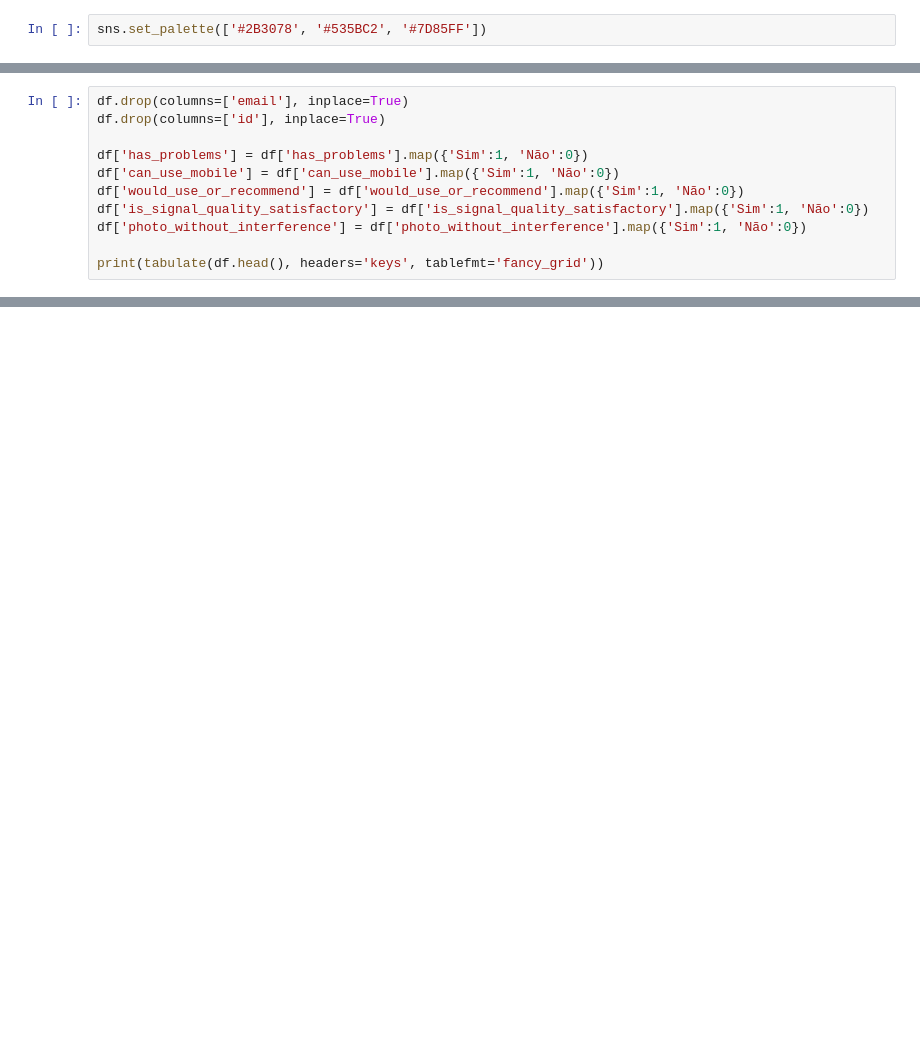
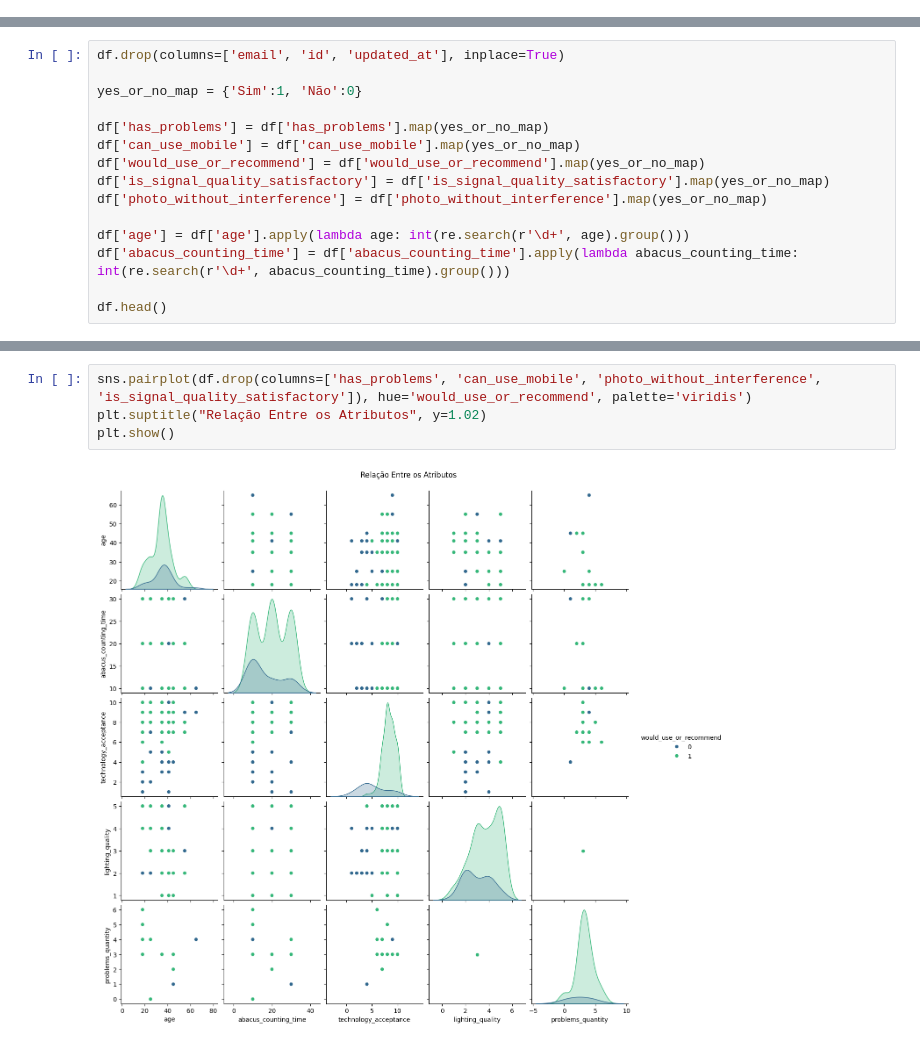
Before and after one commit to IARA-TECH/analise-exploratoria, a Jupyter notebook: main.ipynb, the cells around one changed output, grey strips where cells are left out. Cells and saved outputs as stored; diff of their text form; blank space fills up the shorter version.

```diff
--- a/main.ipynb
+++ b/main.ipynb
@@ -19,3 +86 @@ import matplotlib.pyplot as plt
-# %%
-sns.set_palette(['#2B3078', '#535BC2', '#7D85FF'])
 # %% [markdown]
@@ -92,12 +250,16 @@ dtype: int64
 # %%
-df.drop(columns=['email'], inplace=True)
-df.drop(columns=['id'], inplace=True)
+df.drop(columns=['email', 'id', 'updated_at'], inplace=True)
 
-df['has_problems'] = df['has_problems'].map({'Sim':1, 'Não':0})
-df['can_use_mobile'] = df['can_use_mobile'].map({'Sim':1, 'Não':0})
-df['would_use_or_recommend'] = df['would_use_or_recommend'].map({'Sim':1, 'Não':0})
-df['is_signal_quality_satisfactory'] = df['is_signal_quality_satisfactory'].map({'Sim':1, 'Não':0})
-df['photo_without_interference'] = df['photo_without_interference'].map({'Sim':1, 'Não':0})
+yes_or_no_map = {'Sim':1, 'Não':0}
 
-print(tabulate(df.head(), headers='keys', tablefmt='fancy_grid'))
+df['has_problems'] = df['has_problems'].map(yes_or_no_map)
+df['can_use_mobile'] = df['can_use_mobile'].map(yes_or_no_map)
+df['would_use_or_recommend'] = df['would_use_or_recommend'].map(yes_or_no_map)
+df['is_signal_quality_satisfactory'] = df['is_signal_quality_satisfactory'].map(yes_or_no_map)
+df['photo_without_interference'] = df['photo_without_interference'].map(yes_or_no_map)
+
+df['age'] = df['age'].apply(lambda age: int(re.search(r'\d+', age).group()))
+df['abacus_counting_time'] = df['abacus_counting_time'].apply(lambda abacus_counting_time: int(re.search(r'\d+', abacus_counting_time).group()))
+
+df.head()
 # %% [output]
@@ -116,0 +306,6 @@ print(tabulate(df.head(), headers='keys', tablefmt='fancy_grid'))
+# %%
+sns.pairplot(df.drop(columns=['has_problems', 'can_use_mobile', 'photo_without_interference', 'is_signal_quality_satisfactory']), hue='would_use_or_recommend', palette='viridis')
+plt.suptitle("Relação Entre os Atributos", y=1.02)
+plt.show()
+# %% [output]
+[figure, added]
```
Also changed, not shown: parts of 21 cells of this notebook.
